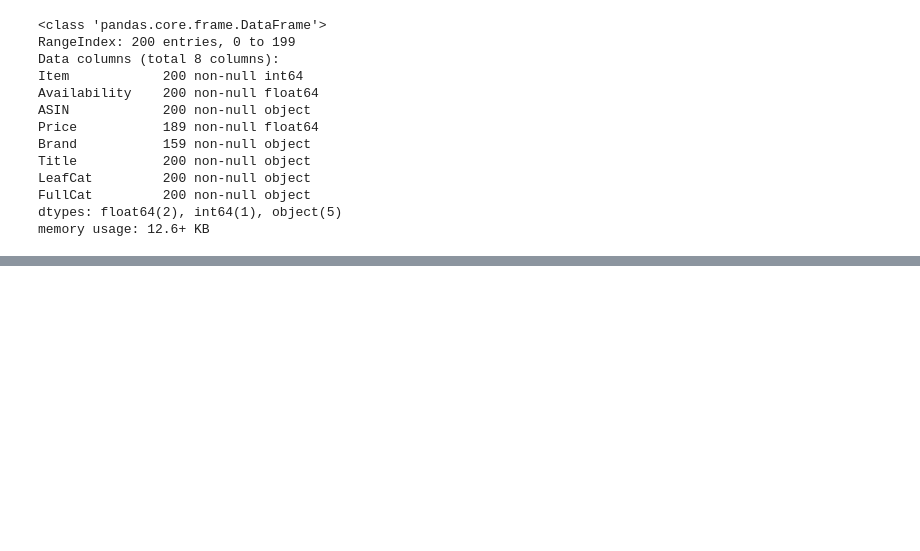
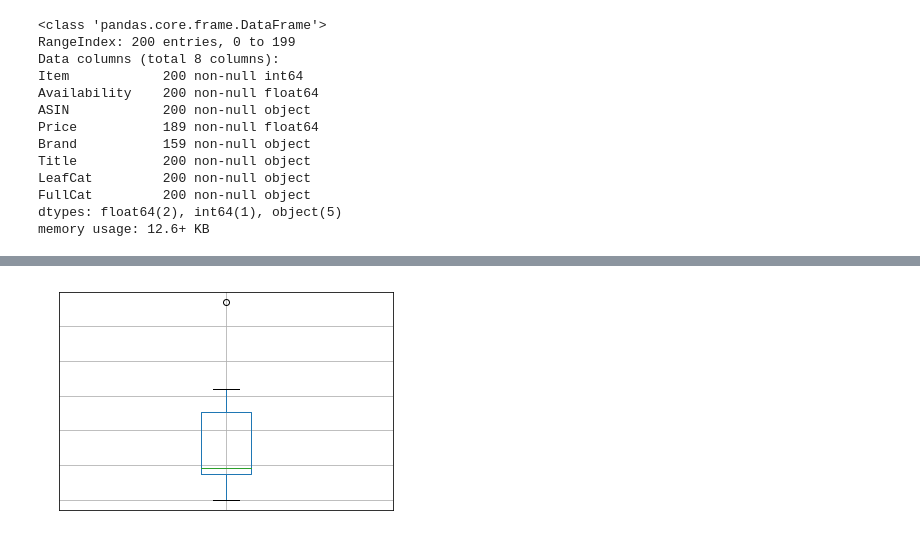
Before and after one commit to pmko/notebooks, a Jupyter notebook: capstone/capstone-eda.ipynb, the cells around one changed output, grey strips where cells are left out. Drawn from its saved outputs; the diff is of its cells as text; code cells hidden in the pictures; blank space fills up the shorter version.

```diff
--- a/capstone/capstone-eda.ipynb
+++ b/capstone/capstone-eda.ipynb
@@ -81,0 +106,5 @@ plt.show()
+# %%
+boxplot = items.loc[items['LeafCat']=='Mounting Tape'].boxplot(['Price'])
+boxplot.tick_params(axis='both',color='white',labelcolor='white')
+# %% [output]
+[figure, added]
```
Also changed, not shown: parts of 9 cells of this notebook.
